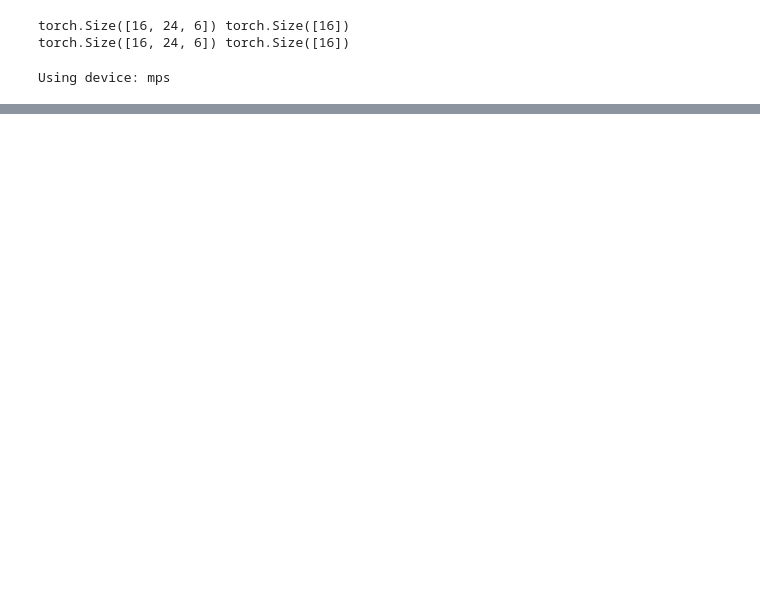
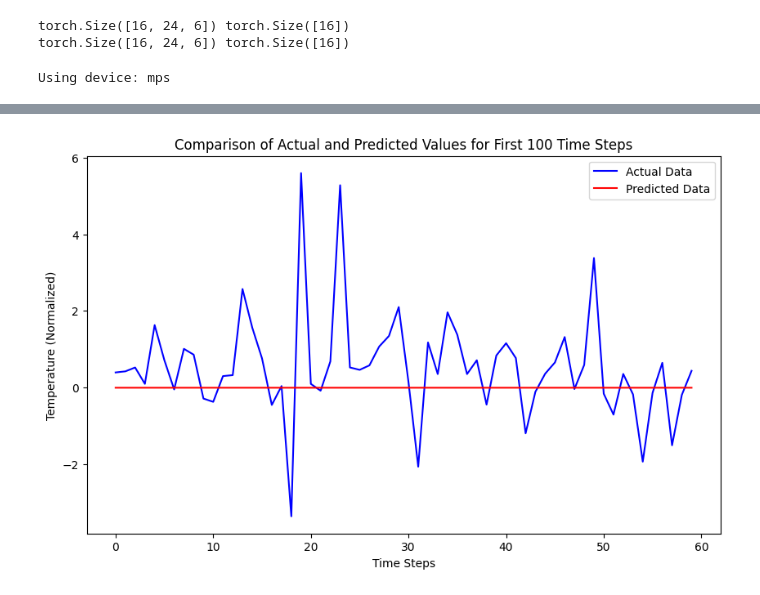
Before and after one commit to ClimatePrediction2100/ai, a Jupyter notebook: notebooks/model/train.ipynb, the cells around one changed output, grey strips where cells are left out. Drawn from its saved outputs; the diff is of its cells as text; code cells hidden in the pictures; blank space fills up the shorter version.

```diff
--- a/notebooks/model/train.ipynb
+++ b/notebooks/model/train.ipynb
@@ -320,4 +320,4 @@ mlp = MLPModel(input_size * seq_length, hidden_size, output_size).to(device)
 attn = AttentionModel(input_size, hidden_size, num_layers, output_size).to(device)
 
 # Parameters
-num_epochs = 20
+num_epochs = 2
@@ -324,3 +372,40 @@ num_epochs = 20
+# %%
+def evaluate_model(model, test_loader, criterion=nn.MSELoss()):
+    total_val_loss = 0
+    count = 0
+    actual = []
+    predicted = []
+
+    with torch.no_grad():
+        for xb, yb in test_loader:
+            xb = xb.to(device)
+            yb = yb.to(device)
+            val_outputs = model(xb)
+            val_outputs = val_outputs.squeeze()  # Adjust output shape if necessary
+            batch_loss = criterion(val_outputs, yb)
+            total_val_loss += batch_loss.item()
+            count += 1
+
+            actual.extend(yb.tolist())
+            predicted.extend(val_outputs.squeeze().tolist())
+
+    avg_val_loss = total_val_loss / count
+    print(f'Test Loss {avg_val_loss}')
+    print(f'Actual mean: {np.mean(actual)}, Predicted mean: {np.mean(predicted)}')
+
+    # Limit the data points to the first 100 for visualization
+    actual = actual[200:260]
+    predicted = predicted[200:260]
+
+    # Plotting
+    plt.figure(figsize=(10, 6))
+    plt.plot(actual, label='Actual Data', color='blue')
+    plt.plot(predicted, label='Predicted Data', color='red')
+    plt.title('Comparison of Actual and Predicted Values for First 100 Time Steps')
+    plt.xlabel('Time Steps')
+    plt.ylabel('Temperature (Normalized)')
+    plt.legend()
+    plt.show()
 # %%
 import torch
 import torch.nn as nn
@@ -397,0 +462,4 @@ LSTMModel(
+# %%
+train_model(lstm, train_loader, test_loader, num_epochs, criterion=nn.MSELoss(), optimizer=optim.Adam, learning_rate=0.001)
+evaluate_model(lstm, test_loader, criterion=nn.MSELoss())
+# %% [output]
@@ -398,3 +472,4 @@ LSTMModel(
+[figure, added]
 # %%
 lstm.eval()
 
```
Also changed, not shown: parts of 20 cells of this notebook, 28 other files.
